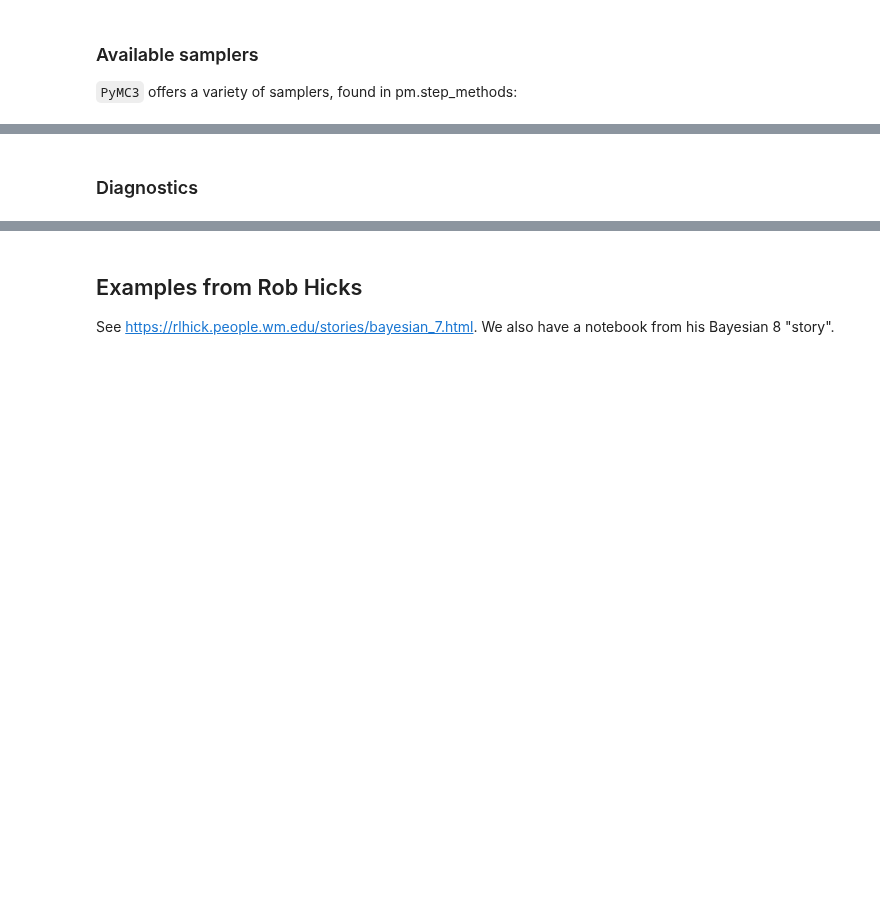
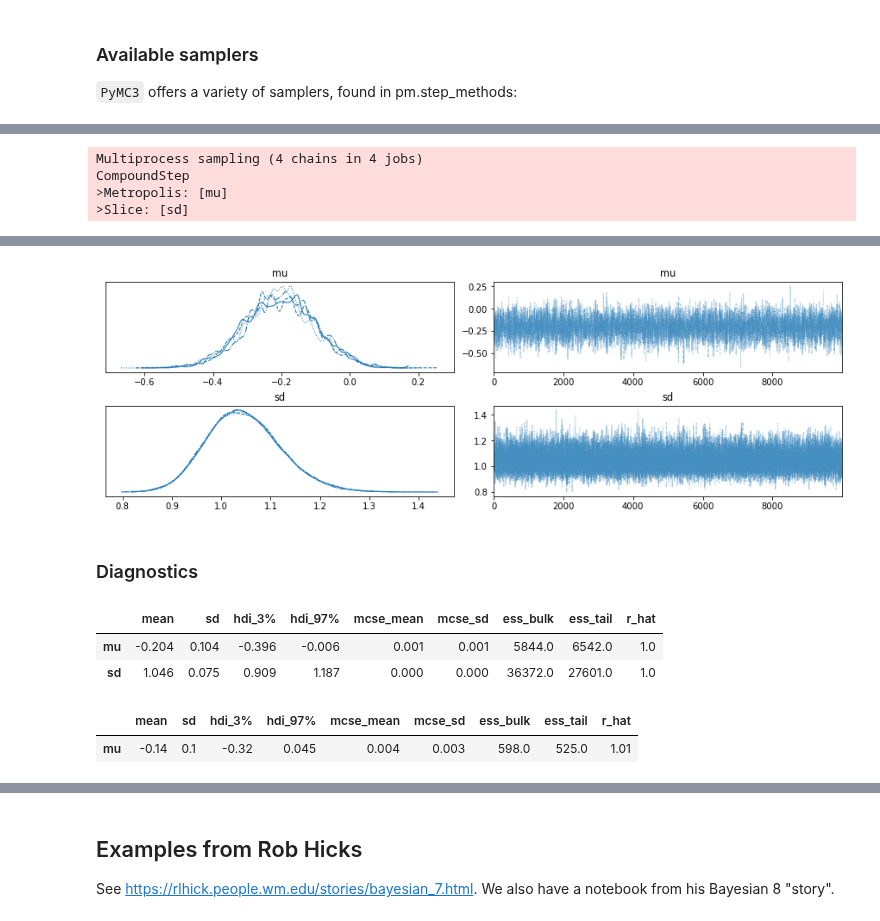
Before and after one commit to furnstahl/Physics-8820, a Jupyter notebook: LectureNotes/_build/jupyter_execute/notebooks/MCMC_sampling_II/PyMC3_intro_updated.ipynb, the cells around one changed output, grey strips where cells are left out. Saved outputs shown, nothing was run; the diff lists cells and outputs as text; code cells hidden in the pictures; blank space fills up the shorter version.

```diff
--- a/LectureNotes/_build/jupyter_execute/notebooks/MCMC_sampling_II/PyMC3_intro_updated.ipynb
+++ b/LectureNotes/_build/jupyter_execute/notebooks/MCMC_sampling_II/PyMC3_intro_updated.ipynb
@@ -93,6 +123,12 @@ with pm.Model() as model:
 
     step1 = pm.Metropolis(vars=[mu])
     step2 = pm.Slice(vars=[sd])
-    trace_2_samplers = pm.sample(10000, step=[step1, step2], cores=4)
+    trace_2_samplers = pm.sample(10000, step=[step1, step2], cores=4,
+                                 return_inferencedata=False)
 
-pm.traceplot(trace_2_samplers);
+    az.plot_trace(trace_2_samplers);
+# %% [output]
+Multiprocess sampling (4 chains in 4 jobs)
+CompoundStep
+>Metropolis: [mu]
+>Slice: [sd]
@@ -99,2 +138,3 @@ pm.traceplot(trace_2_samplers);
+[figure, added]
 # %% [markdown]
 ### Diagnostics
@@ -104,0 +141,13 @@ pm.plot_posterior(trace_MH);
+# %%
+with pm.Model() as model:
+    display(az.summary(trace_2_samplers))
+# %% [output]
+|  | mean | sd | hdi_3% | hdi_97% | mcse_mean | mcse_sd | ess_bulk | ess_tail | r_hat |
+| mu | -0.204 | 0.104 | -0.396 | -0.006 | 0.001 | 0.001 | 5844.0 | 6542.0 | 1.0 |
+| sd | 1.046 | 0.075 | 0.909 | 1.187 | 0.000 | 0.000 | 36372.0 | 27601.0 | 1.0 |
+# %%
+with my_Metropolis_model:
+    display(az.summary(trace_MH))
+# %% [output]
+|  | mean | sd | hdi_3% | hdi_97% | mcse_mean | mcse_sd | ess_bulk | ess_tail | r_hat |
+| mu | -0.14 | 0.1 | -0.32 | 0.045 | 0.004 | 0.003 | 598.0 | 525.0 | 1.01 |
```
Also changed, not shown: parts of 20 cells of this notebook, 21 other files.
